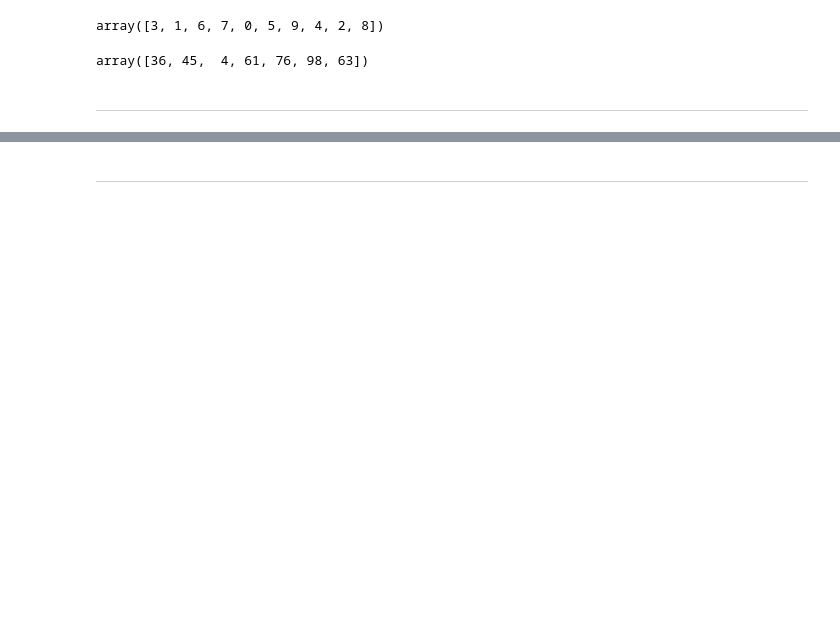
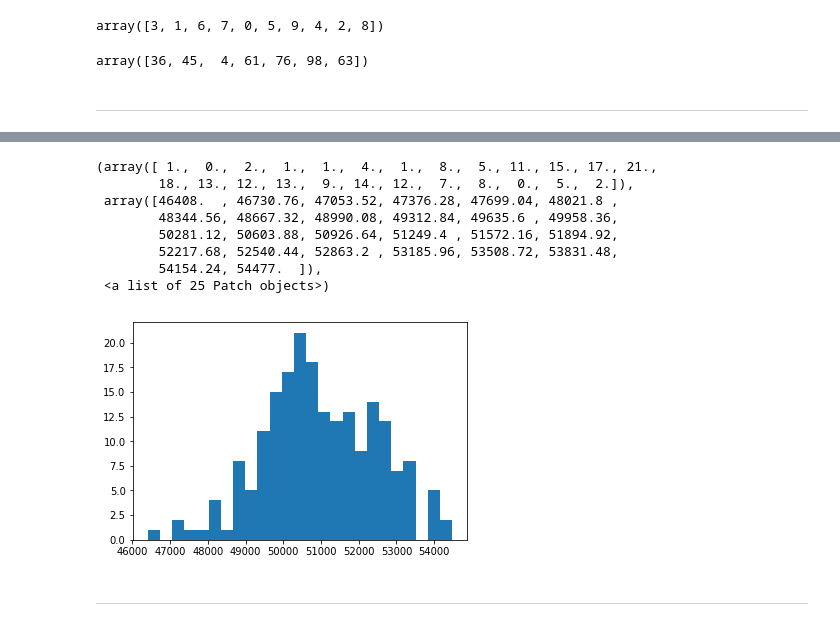
Before and after one commit to IanWafer/Programming-Assignment, a Jupyter notebook: numpy.random explained.ipynb, the cells around one changed output, grey strips where cells are left out. Drawn from its saved outputs; the diff is of its cells as text; code cells hidden in the pictures; blank space fills up the shorter version.

```diff
--- a/numpy.random explained.ipynb
+++ b/numpy.random explained.ipynb
@@ -190,3 +228,17 @@ Text(0, 0.5, 'Occurences')
+# %%
+np.random.seed(5)
+nbino = np.random.negative_binomial(1000, 1/52, 200)
+plt.hist(nbino, bins=25)
+# %% [output]
+(array([ 1.,  0.,  2.,  1.,  1.,  4.,  1.,  8.,  5., 11., 15., 17., 21.,
+        18., 13., 12., 13.,  9., 14., 12.,  7.,  8.,  0.,  5.,  2.]),
+ array([46408.  , 46730.76, 47053.52, 47376.28, 47699.04, 48021.8 ,
+        48344.56, 48667.32, 48990.08, 49312.84, 49635.6 , 49958.36,
+        50281.12, 50603.88, 50926.64, 51249.4 , 51572.16, 51894.92,
+        52217.68, 52540.44, 52863.2 , 53185.96, 53508.72, 53831.48,
+        54154.24, 54477.  ]),
+ <a list of 25 Patch objects>)
+[figure, added]
 # %% [markdown]
 ***
 # %% [markdown]
```
Also changed, not shown: parts of 17 cells of this notebook, 7 other files.
